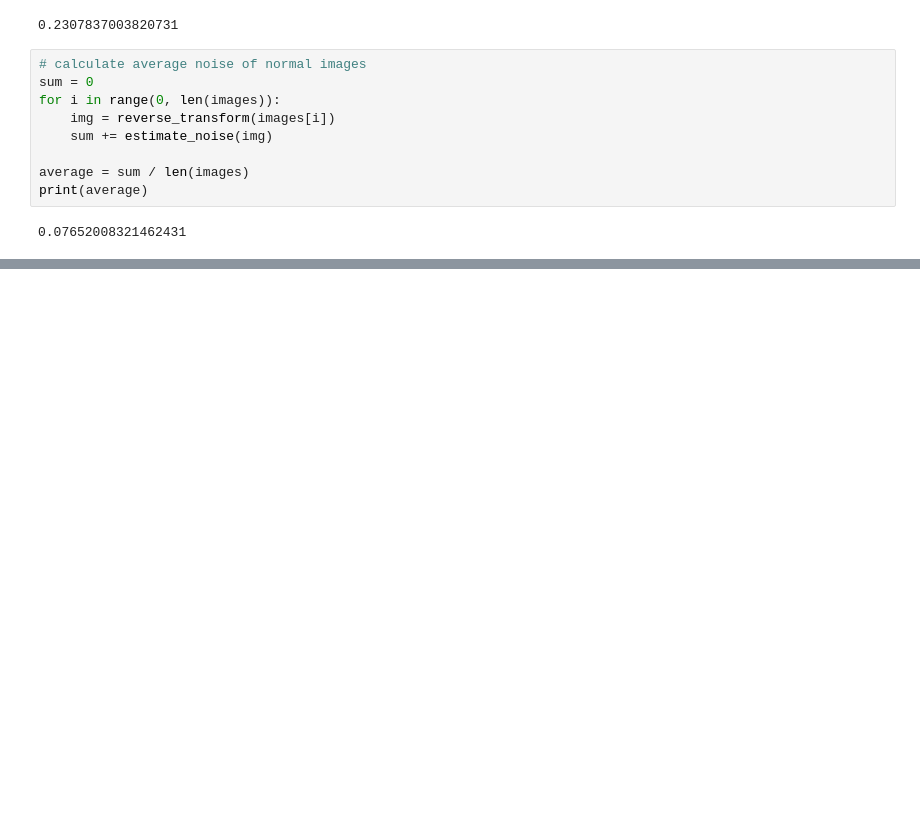
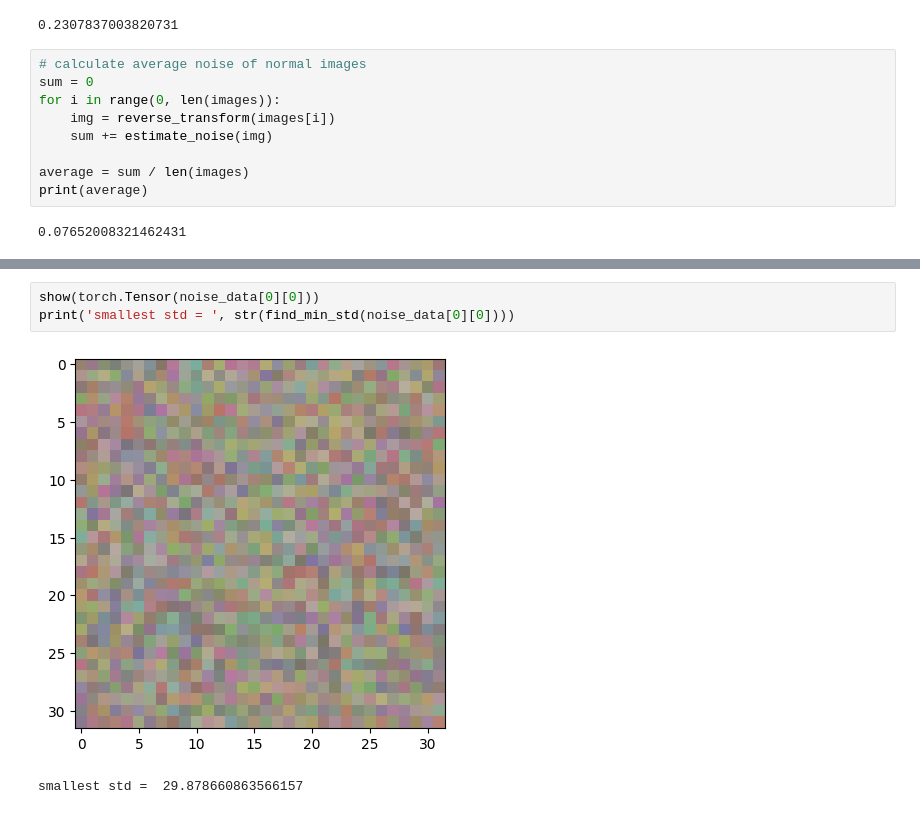
Before and after one commit to Rauyolo/Deep-Learning-course, a Jupyter notebook: Project/main.ipynb, the cells around one changed output, grey strips where cells are left out. Drawn from its saved outputs; the diff is of its cells as text; blank space fills up the shorter version.

```diff
--- a/Project/main.ipynb
+++ b/Project/main.ipynb
@@ -811,0 +844,6 @@ print(average)
+# %%
+show(torch.Tensor(noise_data[0][0]))
+print('smallest std = ', str(find_min_std(noise_data[0][0])))
+# %% [output]
+[figure, added]
+smallest std =  29.878660863566157
```
Also changed, not shown: parts of 19 cells of this notebook.
